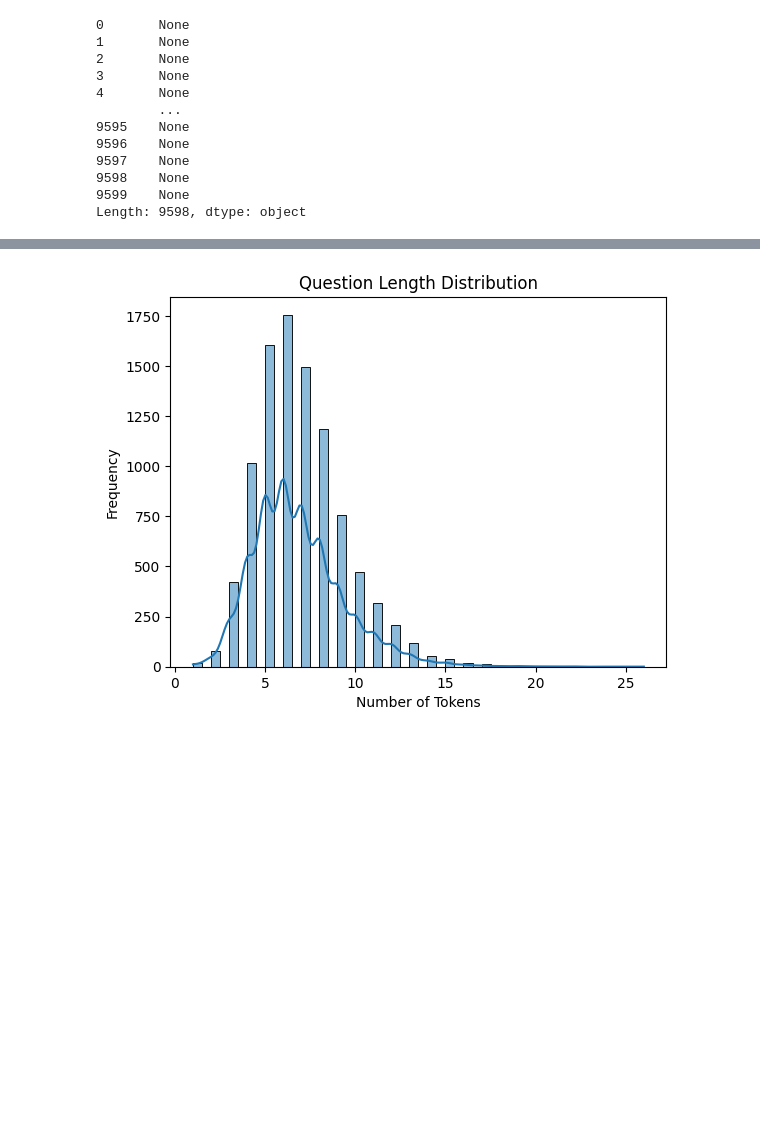
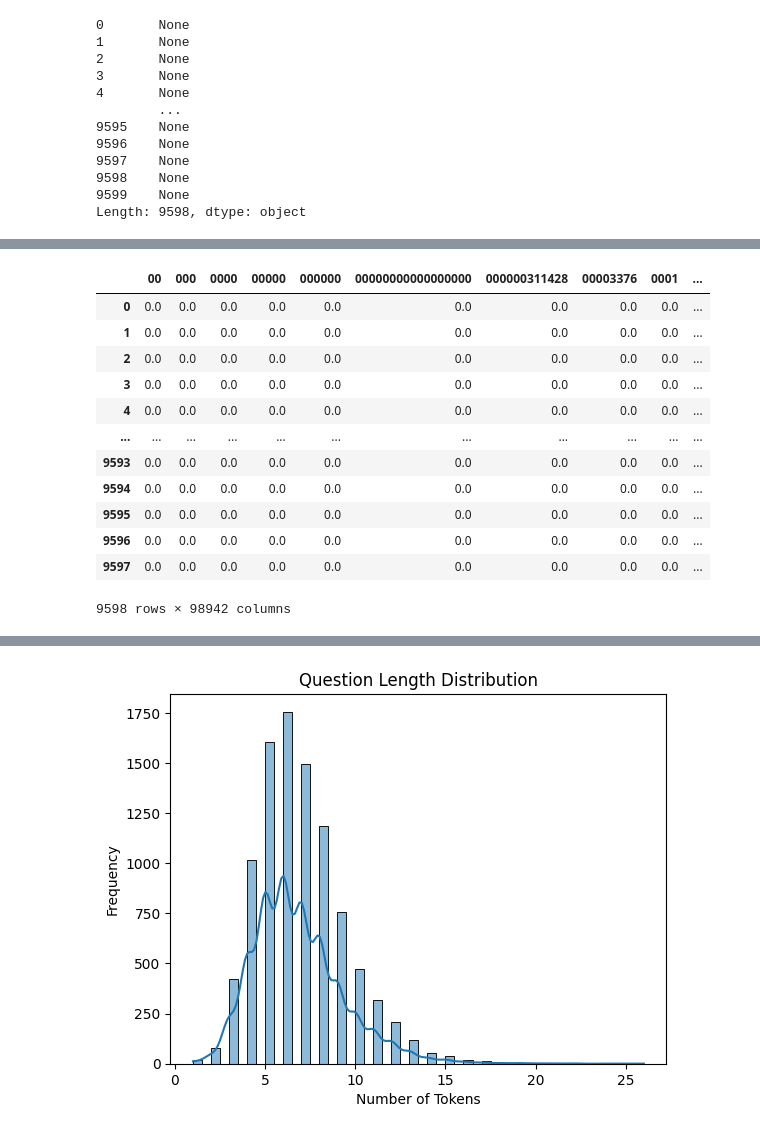
Before and after one commit to AlbertoEusebio/NLP-RAG1200, a Jupyter notebook: model_training.ipynb, the cells around one changed output, grey strips where cells are left out. Cells and saved outputs as stored; diff of their text form; code cells hidden in the pictures; blank space fills up the shorter version.

```diff
--- a/model_training.ipynb
+++ b/model_training.ipynb
@@ -192,0 +234,17 @@ Length: 9598, dtype: object
+# %%
+tfidf_context_df = pd.DataFrame(tfidf_context.toarray(), columns=vectorizer_context.get_feature_names_out())
+tfidf_context_df
+# %% [output]
+|  | 00 | 000 | 0000 | 00000 | 000000 | 00000000000000000 | 000000311428 | 00003376 | 0001 | ... |
+| 0 | 0.0 | 0.0 | 0.0 | 0.0 | 0.0 | 0.0 | 0.0 | 0.0 | 0.0 | ... |
+| 1 | 0.0 | 0.0 | 0.0 | 0.0 | 0.0 | 0.0 | 0.0 | 0.0 | 0.0 | ... |
+| 2 | 0.0 | 0.0 | 0.0 | 0.0 | 0.0 | 0.0 | 0.0 | 0.0 | 0.0 | ... |
+| 3 | 0.0 | 0.0 | 0.0 | 0.0 | 0.0 | 0.0 | 0.0 | 0.0 | 0.0 | ... |
+| 4 | 0.0 | 0.0 | 0.0 | 0.0 | 0.0 | 0.0 | 0.0 | 0.0 | 0.0 | ... |
+| ... | ... | ... | ... | ... | ... | ... | ... | ... | ... | ... |
+| 9593 | 0.0 | 0.0 | 0.0 | 0.0 | 0.0 | 0.0 | 0.0 | 0.0 | 0.0 | ... |
+| 9594 | 0.0 | 0.0 | 0.0 | 0.0 | 0.0 | 0.0 | 0.0 | 0.0 | 0.0 | ... |
+| 9595 | 0.0 | 0.0 | 0.0 | 0.0 | 0.0 | 0.0 | 0.0 | 0.0 | 0.0 | ... |
+| 9596 | 0.0 | 0.0 | 0.0 | 0.0 | 0.0 | 0.0 | 0.0 | 0.0 | 0.0 | ... |
+| 9597 | 0.0 | 0.0 | 0.0 | 0.0 | 0.0 | 0.0 | 0.0 | 0.0 | 0.0 | ... |
+9598 rows × 98942 columns
```
Also changed, not shown: parts of 34 cells of this notebook.
